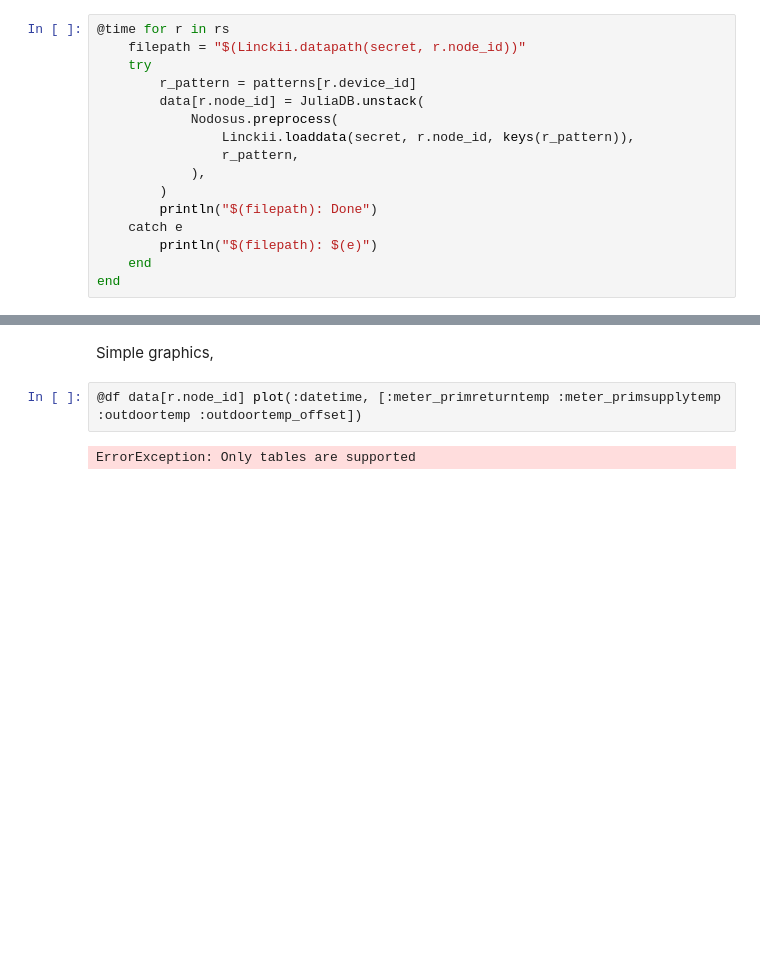
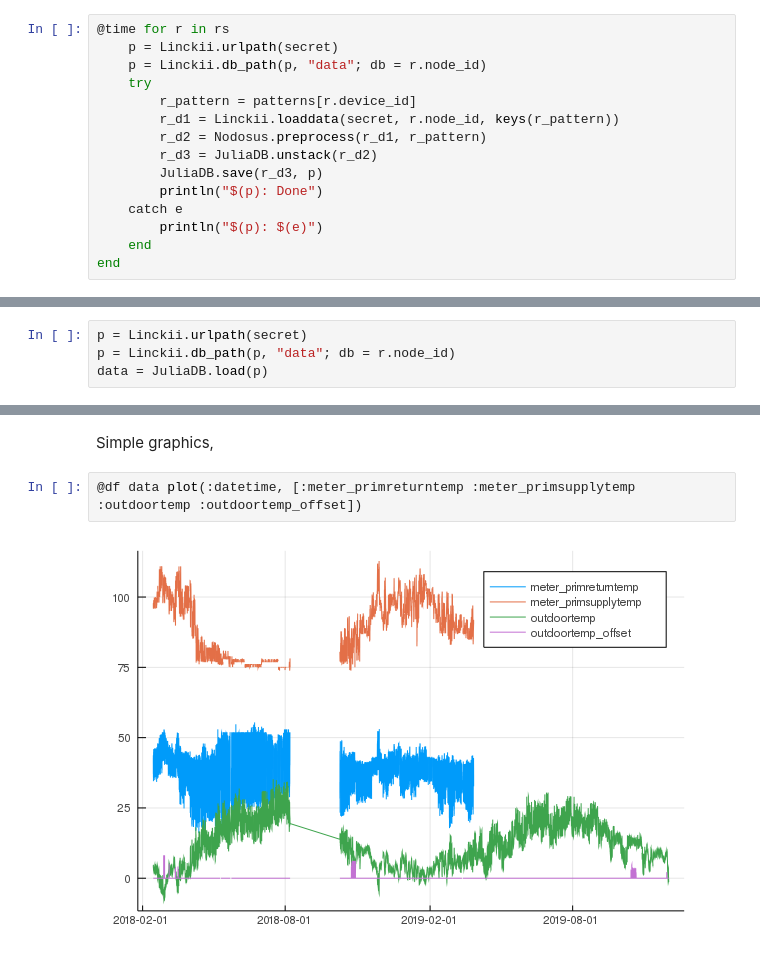
Before and after one commit to noda/Sonic.jl-deprecated-, a Jupyter notebook: doc/Nodosus.ipynb, the cells around one changed output, grey strips where cells are left out. Cells and saved outputs as stored; diff of their text form; blank space fills up the shorter version.

```diff
--- a/doc/Nodosus.ipynb
+++ b/doc/Nodosus.ipynb
@@ -87,17 +81,16 @@ Dict{Any,Any} with 0 entries
 # %%
 @time for r in rs
-    filepath = "$(Linckii.datapath(secret, r.node_id))"
+    p = Linckii.urlpath(secret)
+    p = Linckii.db_path(p, "data"; db = r.node_id)
     try
         r_pattern = patterns[r.device_id]
-        data[r.node_id] = JuliaDB.unstack(
-            Nodosus.preprocess(
-                Linckii.loaddata(secret, r.node_id, keys(r_pattern)),
-                r_pattern,
-            ),
-        )
-        println("$(filepath): Done")
+        r_d1 = Linckii.loaddata(secret, r.node_id, keys(r_pattern))
+        r_d2 = Nodosus.preprocess(r_d1, r_pattern)
+        r_d3 = JuliaDB.unstack(r_d2)
+        JuliaDB.save(r_d3, p)
+        println("$(p): Done")
     catch e
-        println("$(filepath): $(e)")
+        println("$(p): $(e)")
     end
 end
 # %% [output]
@@ -130,0 +108,4 @@ data[r.node_id]
+# %%
+p = Linckii.urlpath(secret)
+p = Linckii.db_path(p, "data"; db = r.node_id)
+data = JuliaDB.load(p)
@@ -131,7 +126,7 @@ data[r.node_id]
 # %% [markdown]
 Simple graphics,
 # %%
-@df data[r.node_id] plot(:datetime, [:meter_primreturntemp :meter_primsupplytemp :outdoortemp :outdoortemp_offset])
+@df data plot(:datetime, [:meter_primreturntemp :meter_primsupplytemp :outdoortemp :outdoortemp_offset])
 # %% [output]
-ErrorException: Only tables are supported
+[figure, added]
 # %%
```
Also changed, not shown: parts of 11 cells of this notebook, 4 other files.
